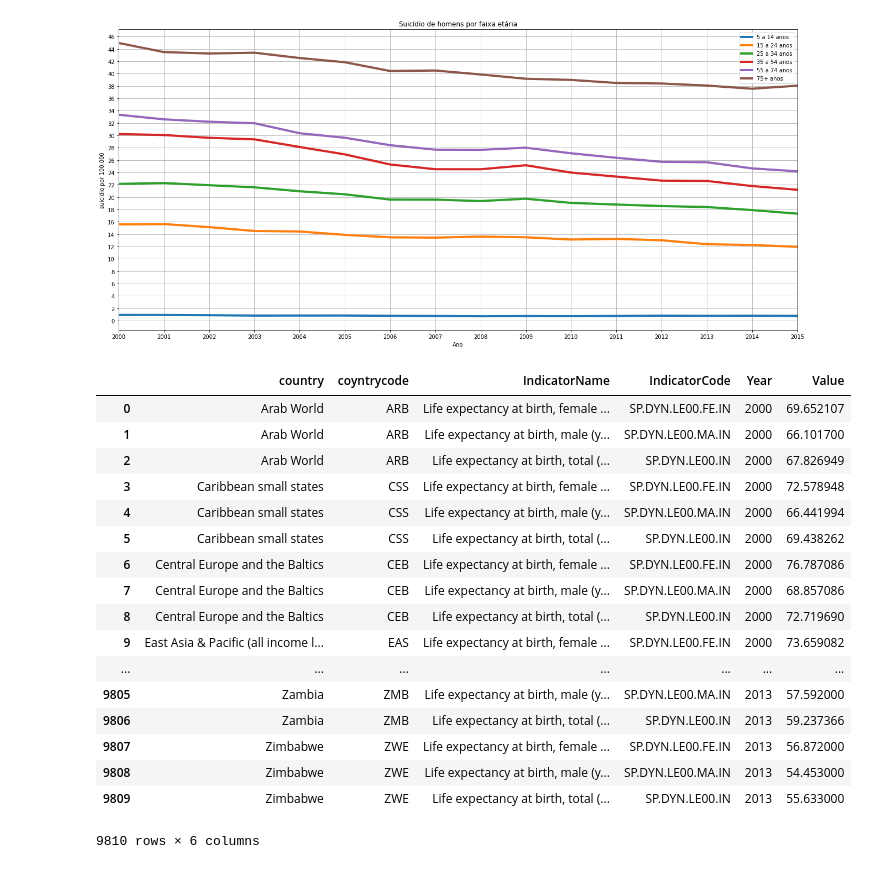
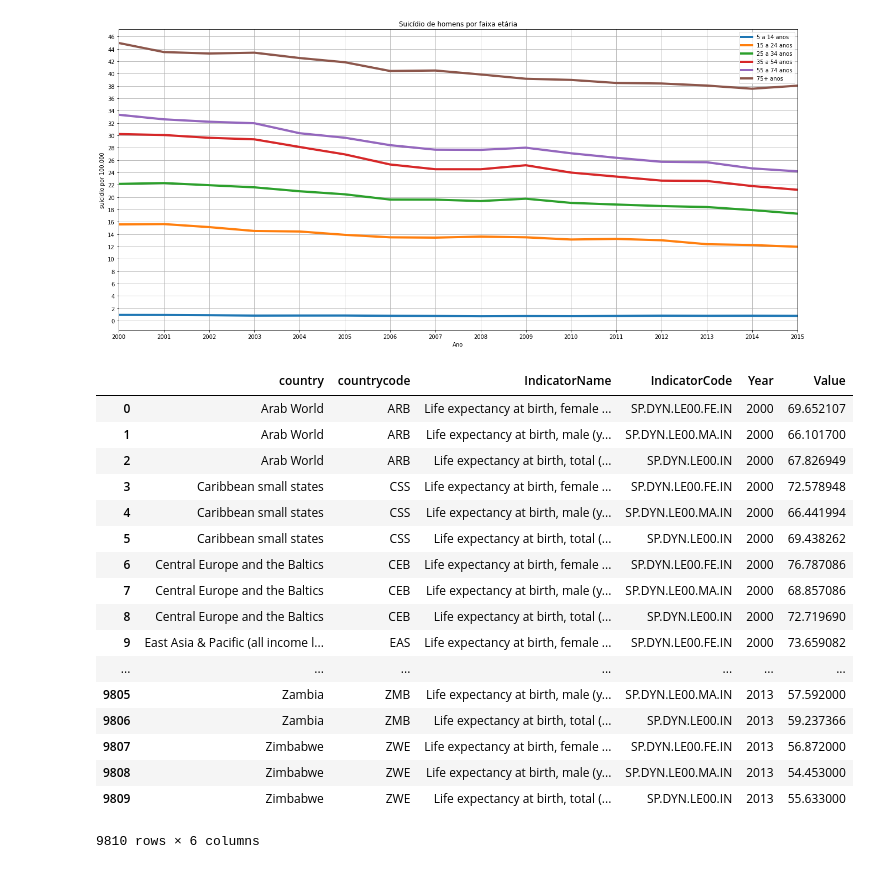
Before and after one commit to nicolas-sss/lp-project-hlnn-20191, a Jupyter notebook: jupyter files/suicidio_faixa_etaria_sexo.ipynb, the cells around one changed output. Drawn from its saved outputs; the diff is of its cells as text; code cells hidden in the pictures.

```diff
--- a/jupyter files/suicidio_faixa_etaria_sexo.ipynb
+++ b/jupyter files/suicidio_faixa_etaria_sexo.ipynb
@@ -129,15 +152,15 @@ df2 = pd.read_csv("./bases/wdi/Indicators.csv")
 # %%
 filtro = df2.IndicatorCode.isin(['SP.DYN.LE00.IN','SP.DYN.LE00.FE.IN','SP.DYN.LE00.MA.IN'])
 filtro2 = df2.Year > 1999
 filtro3 = df2.Year < 2016
 df2 = df2[filtro & filtro3]
 df2.replace(["Slovak Republic", "Kyrgyz Republic","St. Lucia","Bahamas, The","Korea, Dem. Rep.","St. Vincent and the Grenadines","Russia"], ['Slovakia', 'Kyrgyzstan', 'Saint Lucia', 'Bahamas', 'Republic of Korea', 'Saint Vincent and Grenadines','Russian Federation'], inplace=True)
 filtro4 = df2.CountryName.isin(['Albania', 'Antigua and Barbuda', 'Argentina', 'Armenia', 'Aruba', 'Australia', 'Austria', 'Bahamas', 'Bahrain', 'Barbados', 'Belarus', 'Belgium', 'Belize', 'Brazil', 'Bulgaria', 'Canada', 'Chile', 'Colombia', 'Costa Rica', 'Croatia', 'Cuba', 'Cyprus', 'Czech Republic', 'Denmark', 'Ecuador', 'El Salvador', 'Estonia', 'Fiji', 'Finland', 'France', 'Georgia', 'Germany', 'Greece', 'Grenada', 'Guatemala', 'Guyana', 'Hungary', 'Iceland', 'Ireland', 'Israel', 'Italy', 'Japan', 'Kazakhstan', 'Kuwait', 'Kyrgyzstan', 'Latvia', 'Lithuania', 'Luxembourg', 'Malta', 'Mauritius', 'Mexico', 'Netherlands', 'New Zealand', 'Norway', 'Panama', 'Paraguay', 'Poland', 'Portugal', 'Puerto Rico', 'Qatar', 'Republic of Korea', 'Romania', 'Russian Federation', 'Saint Lucia', 'Saint Vincent and Grenadines', 'Serbia', 'Seychelles', 'Singapore', 'Slovakia', 'Slovenia', 'South Africa', 'Spain', 'Suriname', 'Sweden', 'Switzerland', 'Thailand', 'Trinidad and Tobago', 'Turkmenistan', 'Ukraine', 'United Kingdom', 'United States', 'Uruguay'])
 df2 = df2[filtro2].reset_index(drop=True)
-df2.rename(columns={'CountryName':'country','CountryCode':'coyntrycode'}, inplace=True)
+df2.rename(columns={'CountryName':'country','CountryCode':'countrycode'}, inplace=True)
 df2
 # %% [output]
-|  | country | coyntrycode | IndicatorName | IndicatorCode | Year | Value |
+|  | country | countrycode | IndicatorName | IndicatorCode | Year | Value |
 | 0 | Arab World | ARB | Life expectancy at birth, female ... | SP.DYN.LE00.FE.IN | 2000 | 69.652107 |
 | 1 | Arab World | ARB | Life expectancy at birth, male (y... | SP.DYN.LE00.MA.IN | 2000 | 66.101700 |
 | 2 | Arab World | ARB | Life expectancy at birth, total (... | SP.DYN.LE00.IN | 2000 | 67.826949 |
```
Also changed, not shown: parts of 3 cells of this notebook, 5 other files.
